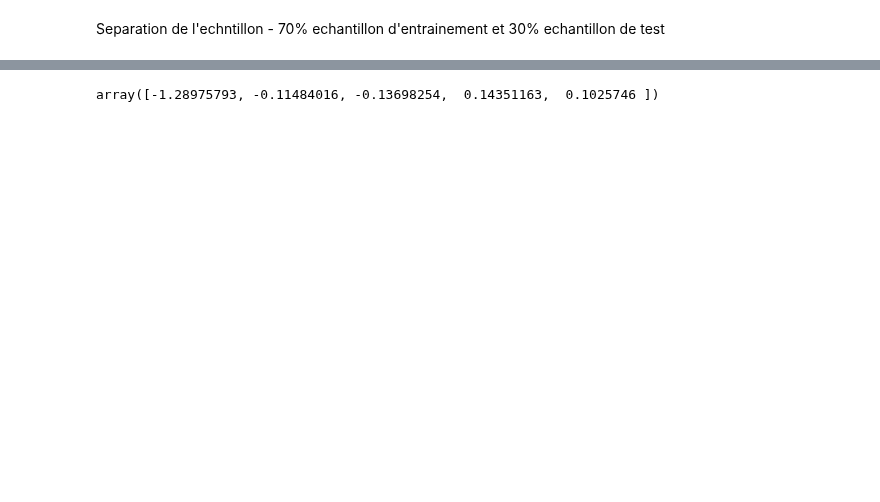
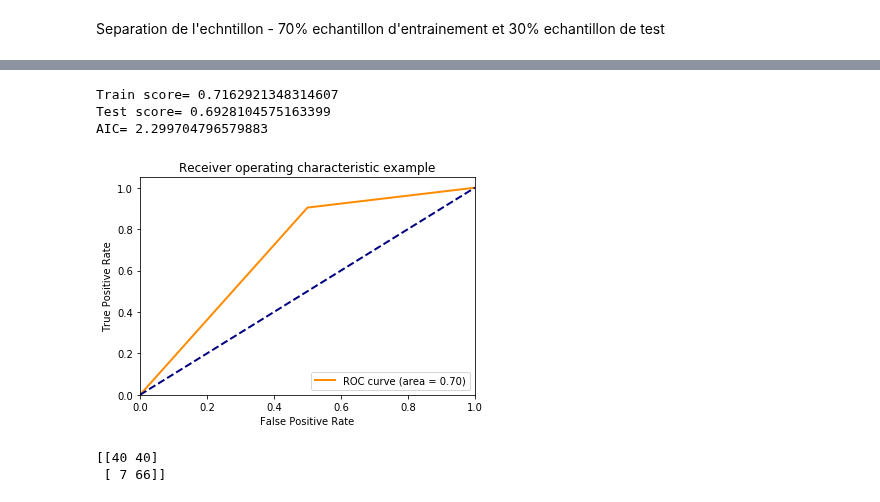
Before and after one commit to poclecoqq/Trending-stocks, a Jupyter notebook: tp2/TP2.ipynb, the cells around one changed output, grey strips where cells are left out. Saved outputs shown, nothing was run; the diff lists cells and outputs as text; code cells hidden in the pictures; blank space fills up the shorter version.

```diff
--- a/tp2/TP2.ipynb
+++ b/tp2/TP2.ipynb
@@ -476,5 +493,6 @@ X = np.array(Signal_5indicateurs["IWM"])
 #X.astype(int)
 # %%
 #o	Vous calculez la performance de votre stratégie en utilisant le ‘’Adj Close’’.
-Y= df_model["IWM"]['Adj Close']
+#Y= df_model["IWM"]['Adj Close']
+Y= rendement_bin["IWM"]
 #Y.astype(int)
@@ -550,0 +499,37 @@ array([[-1.59738824e+00, -3.51381456e-01,  4.15346716e-01,
+# %%
+from sklearn.model_selection import train_test_split
+def calculModelLogit(X,Y):
+    trainX, testX, trainY, testY = train_test_split(X, Y, test_size = 0.30, random_state = 42)
+    ModeleLogit = LogisticRegression()
+    TrainFit = ModeleLogit.fit(trainX, trainY)
+
+    TrainScores = ModeleLogit.score(trainX, trainY)
+    print('Train score=',TrainScores)
+
+    TestsScore = ModeleLogit.score(testX, testY)
+    print('Test score=',TestsScore)
+
+    predictions = ModeleLogit.predict(testX)
+
+    resid = testY - predictions
+    sse = sum(resid**2)
+    k=trainX.shape[1]
+    AIC= 2*k - 2*np.log(sse)
+    print('AIC=',AIC)
+
+    return predictions, TrainScores, TestsScore, AIC, ModeleLogit.coef_, testY, ModeleLogit
+# %%
+def getROC(yTest, prediction):
+    fpr, tpr, _ = roc_curve(yTest, prediction)
+    allo = auc(fpr, tpr)
+    plt.figure()
+    lw = 2
+    plt.plot(fpr, tpr, color='darkorange', lw=lw, label='ROC curve (area = %0.2f)' % allo)
+    plt.plot([0, 1], [0, 1], color='navy', lw=lw, linestyle='--')
+    plt.xlim([0.0, 1.0])
+    plt.ylim([0.0, 1.05])
+    plt.xlabel('False Positive Rate')
+    plt.ylabel('True Positive Rate')
+    plt.title('Receiver operating characteristic example')
+    plt.legend(loc="lower right")
+    plt.show()
@@ -551,6 +550,17 @@ array([[-1.59738824e+00, -3.51381456e-01,  4.15346716e-01,
+# %%
+predictions, TrainScores, TestsScore, AIC, coefficientModel, testY, model = calculModelLogit(X, Y)
+# %% [output]
+Train score= 0.7162921348314607
+Test score= 0.6928104575163399
+AIC= 2.299704796579883
+# %%
+getROC(testY, predictions)
+# %% [output]
+[figure, added]
+# %%
+getMC(testY, predictions)
+# %% [output]
+[[40 40]
+ [ 7 66]]
 # %%
 MoyenneCoefficient = coefficient.mean(axis = 0)
-# %%
-MoyenneCoefficient
-# %% [output]
-array([-1.28975793, -0.11484016, -0.13698254,  0.14351163,  0.1025746 ])
```
Also changed, not shown: parts of 68 cells of this notebook.
